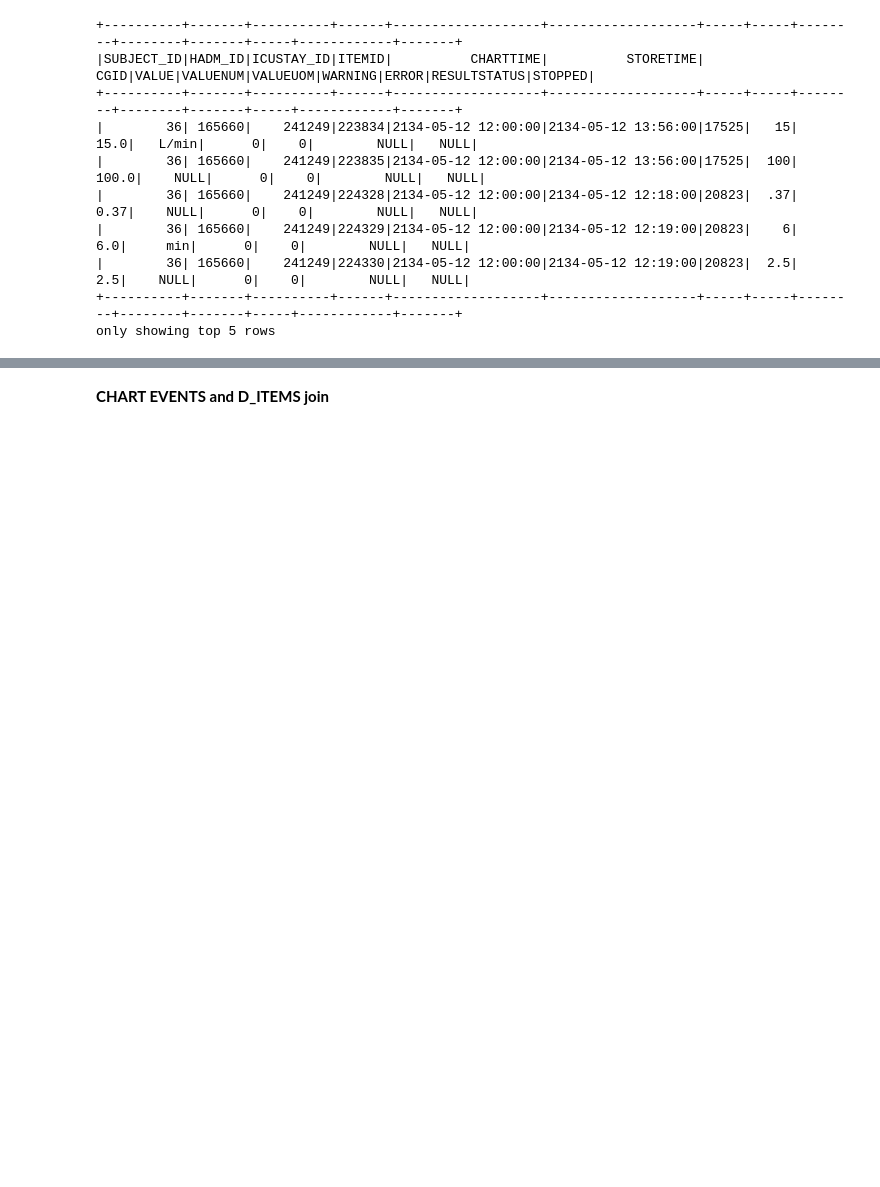
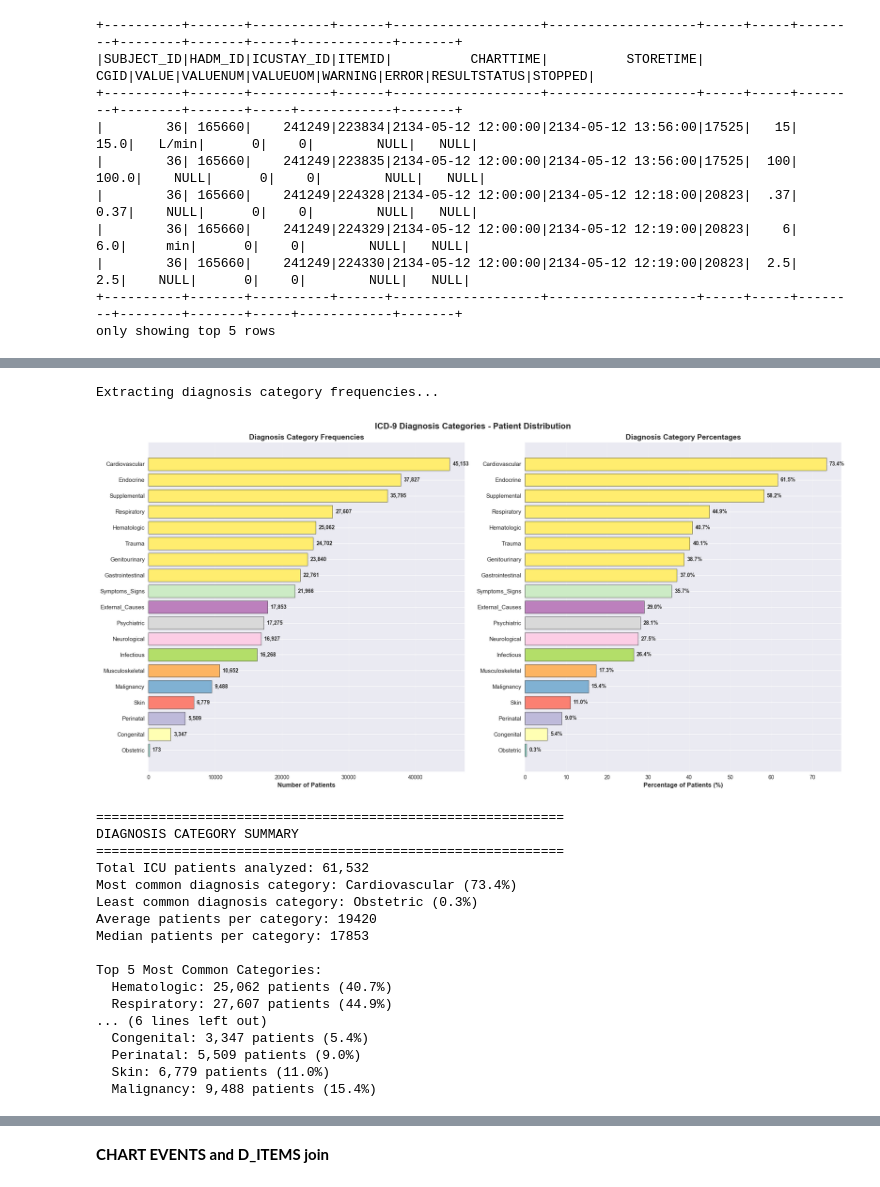
Before and after one commit to rodribro/ICU_LoS_prediction, a Jupyter notebook: src/notebook.ipynb, the cells around one changed output, grey strips where cells are left out. Drawn from its saved outputs; the diff is of its cells as text; code cells hidden in the pictures; blank space fills up the shorter version.

```diff
--- a/src/notebook.ipynb
+++ b/src/notebook.ipynb
@@ -1112,0 +791,2 @@ only showing top 5 rows
+# %%
+diagnosis_bins_patient = create_icd9_code_based_diagnosis_features(patients_full_info_df=patients_full_info_df)
@@ -1112,0 +1098,23 @@ only showing top 5 rows
+# %%
+# Usage example:
+category_data = visualize_diagnosis_categories(diagnosis_bins_patient)
+# %% [output]
+Extracting diagnosis category frequencies...
+[figure, added]
+============================================================
+DIAGNOSIS CATEGORY SUMMARY
+============================================================
+Total ICU patients analyzed: 61,532
+Most common diagnosis category: Cardiovascular (73.4%)
+Least common diagnosis category: Obstetric (0.3%)
+Average patients per category: 19420
+Median patients per category: 17853
+
+Top 5 Most Common Categories:
+  Hematologic: 25,062 patients (40.7%)
+  Respiratory: 27,607 patients (44.9%)
+... (6 lines left out)
+  Congenital: 3,347 patients (5.4%)
+  Perinatal: 5,509 patients (9.0%)
+  Skin: 6,779 patients (11.0%)
+  Malignancy: 9,488 patients (15.4%)
```
Also changed, not shown: parts of 40 cells of this notebook.
